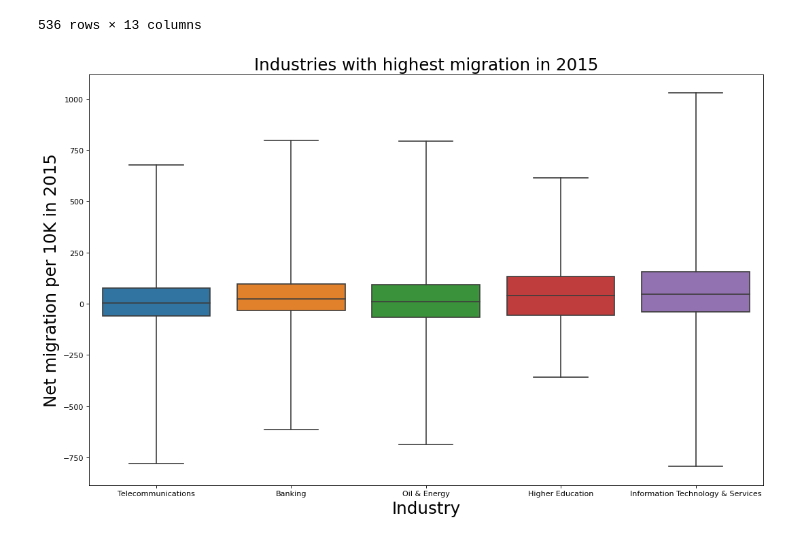
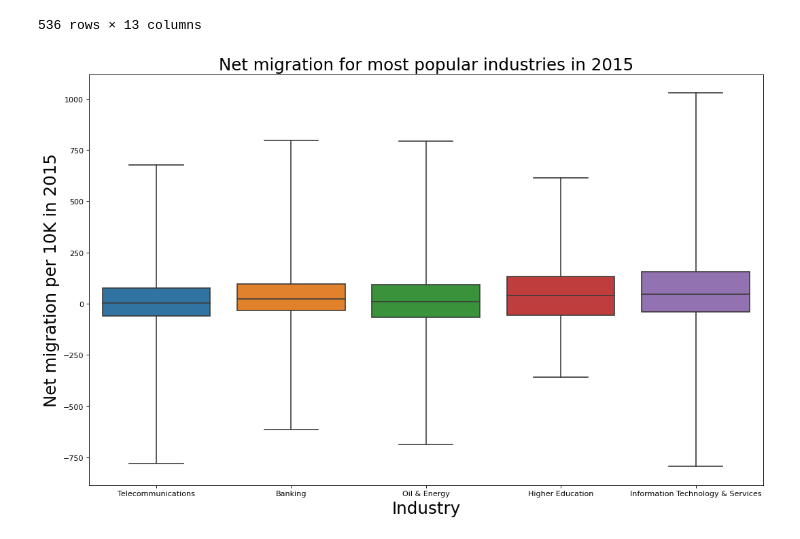
Before and after one commit to pdesai27/DAB-103, a Jupyter notebook: IndustryMigration.ipynb, the cells around one changed output. Drawn from its saved outputs; the diff is of its cells as text; code cells hidden in the pictures.

```diff
--- a/IndustryMigration.ipynb
+++ b/IndustryMigration.ipynb
@@ -146,18 +197,14 @@ x
 | 5293 | zw | Zimbabwe | Low income | Sub-Saharan Africa | J | Information and communication | 96 | ... |
 536 rows × 13 columns
 # %%
-# Make a box plot
+# Distribution of net migration for most popular industries in 2015
 plt.figure(figsize=(16,10), dpi= 80)
 sns.boxplot(x = 'industry_name', y = 'net_per_10K_2015', data = x, whis=10)
 
-# Plot the y-axis on a log scale
-#plt.yscale('log')
-
-
-# Remove unneeded lines and label axes
+# Decoration
 plt.xlabel('Industry', fontsize = 22)
 plt.ylabel('Net migration per 10K in 2015', fontsize = 22)
-plt.title('Industries with highest migration in 2015', fontsize = 22)
+plt.title('Net migration for most popular industries in 2015', fontsize = 22)
 plt.show()
 # %% [output]
-[figure, old version]
+[figure, new version]
```
Also changed, not shown: parts of 22 cells of this notebook.
